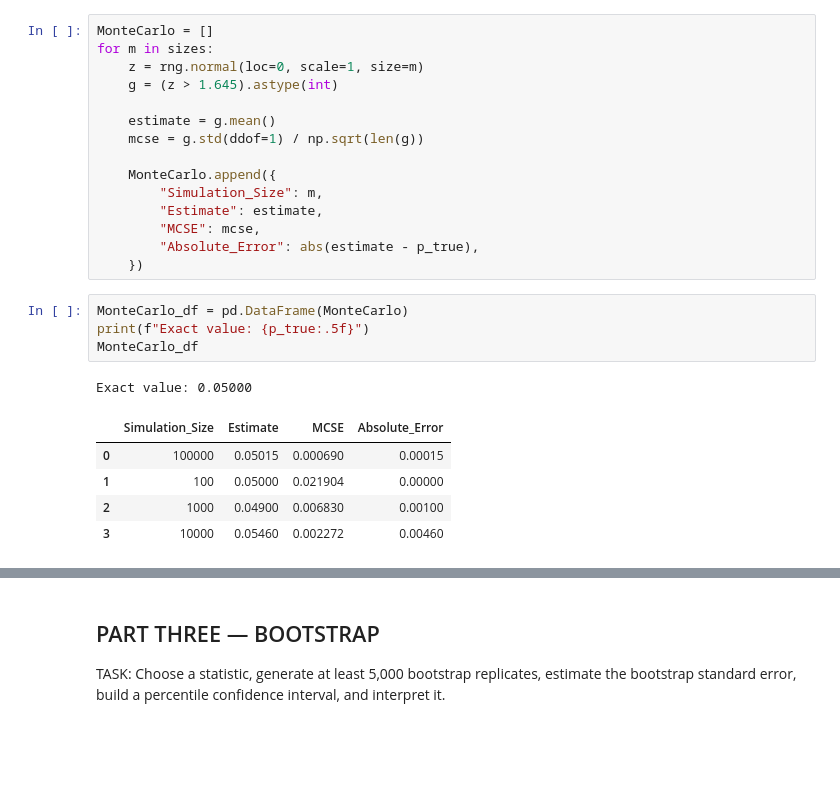
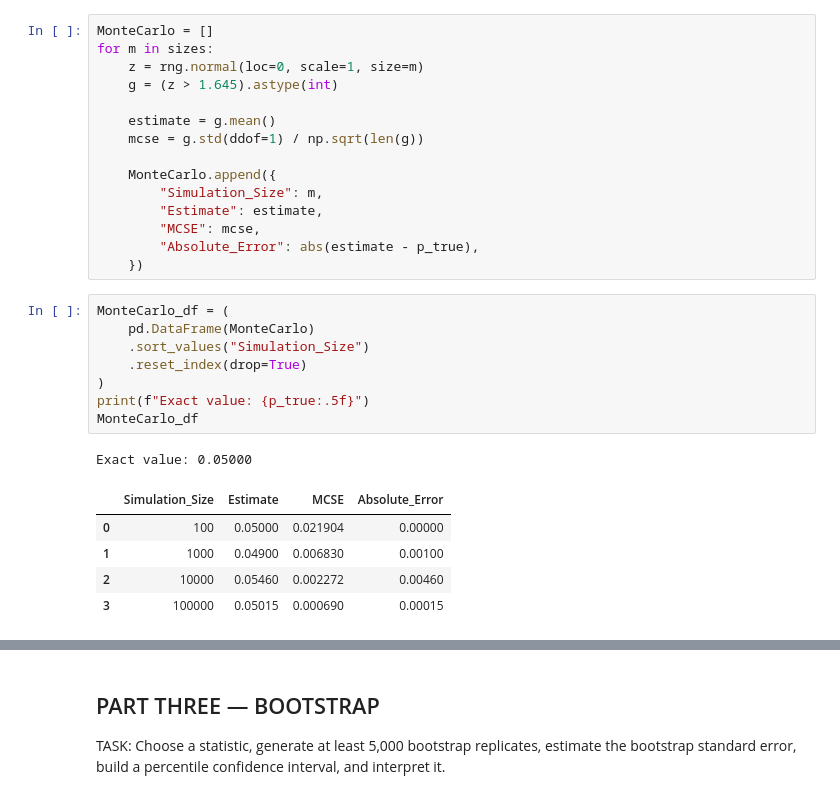
Before and after one commit to saa824/STAT556-Homework-4, a Jupyter notebook: notebooks/Homework4_Book.ipynb, the cells around one changed output, grey strips where cells are left out. Saved outputs shown, nothing was run; the diff lists cells and outputs as text; blank space fills up the shorter version.

```diff
--- a/notebooks/Homework4_Book.ipynb
+++ b/notebooks/Homework4_Book.ipynb
@@ -91,17 +91,21 @@ for m in sizes:
         "MCSE": mcse,
         "Absolute_Error": abs(estimate - p_true),
     })
-# %%
-MonteCarlo_df = pd.DataFrame(MonteCarlo)
-print(f"Exact value: {p_true:.5f}")
-MonteCarlo_df
-# %% [output]
-Exact value: 0.05000
-|  | Simulation_Size | Estimate | MCSE | Absolute_Error |
-| 0 | 100000 | 0.05015 | 0.000690 | 0.00015 |
-| 1 | 100 | 0.05000 | 0.021904 | 0.00000 |
-| 2 | 1000 | 0.04900 | 0.006830 | 0.00100 |
-| 3 | 10000 | 0.05460 | 0.002272 | 0.00460 |
+# %%
+MonteCarlo_df = (
+    pd.DataFrame(MonteCarlo)
+    .sort_values("Simulation_Size")
+    .reset_index(drop=True)
+)
+print(f"Exact value: {p_true:.5f}")
+MonteCarlo_df
+# %% [output]
+Exact value: 0.05000
+|  | Simulation_Size | Estimate | MCSE | Absolute_Error |
+| 0 | 100 | 0.05000 | 0.021904 | 0.00000 |
+| 1 | 1000 | 0.04900 | 0.006830 | 0.00100 |
+| 2 | 10000 | 0.05460 | 0.002272 | 0.00460 |
+| 3 | 100000 | 0.05015 | 0.000690 | 0.00015 |
 # %%
 fig, ax = plt.subplots(figsize=(7, 5))
 
```
Also changed, not shown: parts of 5 cells of this notebook.
